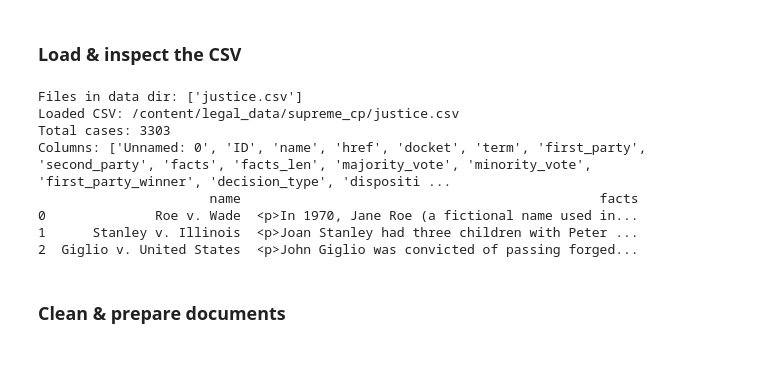
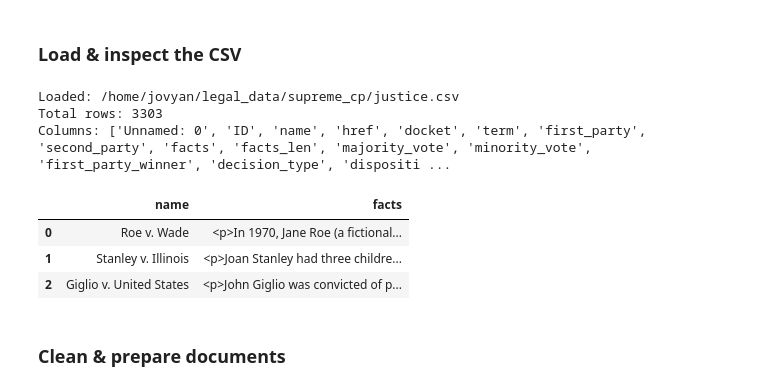
Before and after one commit to shettynitis/LLM_LegalDocSummarization, a Jupyter notebook: 2_vector_db/RAG.ipynb, the cells around one changed output. Drawn from its saved outputs; the diff is of its cells as text; code cells hidden in the pictures; blank space fills up the shorter version.

```diff
--- a/2_vector_db/RAG.ipynb
+++ b/2_vector_db/RAG.ipynb
@@ -40,35 +49,35 @@ License(s): CC0-1.0
 # %%
 import os
 import pandas as pd
 
-DATA_DIR = "/content/legal_data/supreme_cp"
+# Expand '~' to /home/jovyan
+DATA_DIR = os.path.expanduser('~/legal_data/supreme_cp')
 
-# 1) List and locate the CSV file
-files = os.listdir(DATA_DIR)
-print("Files in data dir:", files)
+# Sanity check
+assert os.path.isdir(DATA_DIR), f"Directory not found: {DATA_DIR}"
 
-csv_files = [f for f in files if f.lower().endswith(".csv")]
-if not csv_files:
-    raise FileNotFoundError(f"No CSV found in {DATA_DIR}")
-csv_path = os.path.join(DATA_DIR, csv_files[0])
+# Directly reference the known CSV
+csv_path = os.path.join(DATA_DIR, 'justice.csv')
+assert os.path.isfile(csv_path), f"File not found: {csv_path}"
 
-# 2) Load and inspect
+# Load it
 df = pd.read_csv(csv_path)
-print("Loaded CSV:", csv_path)
-print("Total cases:", len(df))
+
+# Inspect
+print(f"Loaded: {csv_path}")
+print(f"Total rows: {len(df)}")
 print("Columns:", df.columns.tolist())
 
-# 3) View the first few name/facts pairs
-print(df[["name", "facts"]].head(3))
+# Display first few rows of 'name' and 'facts'
+df[['name', 'facts']].head(3)
 # %% [output]
-Files in data dir: ['justice.csv']
-Loaded CSV: /content/legal_data/supreme_cp/justice.csv
-Total cases: 3303
+Loaded: /home/jovyan/legal_data/supreme_cp/justice.csv
+Total rows: 3303
 Columns: ['Unnamed: 0', 'ID', 'name', 'href', 'docket', 'term', 'first_party', 'second_party', 'facts', 'facts_len', 'majority_vote', 'minority_vote', 'first_party_winner', 'decision_type', 'dispositi ...
-                      name                                              facts
-0              Roe v. Wade  <p>In 1970, Jane Roe (a fictional name used in...
-1      Stanley v. Illinois  <p>Joan Stanley had three children with Peter ...
-2  Giglio v. United States  <p>John Giglio was convicted of passing forged...
+|  | name | facts |
+| 0 | Roe v. Wade | <p>In 1970, Jane Roe (a fictional... |
+| 1 | Stanley v. Illinois | <p>Joan Stanley had three childre... |
+| 2 | Giglio v. United States | <p>John Giglio was convicted of p... |
 # %% [markdown]
 ### Clean & prepare documents
 # %%
```
Also changed, not shown: parts of 7 cells of this notebook.
